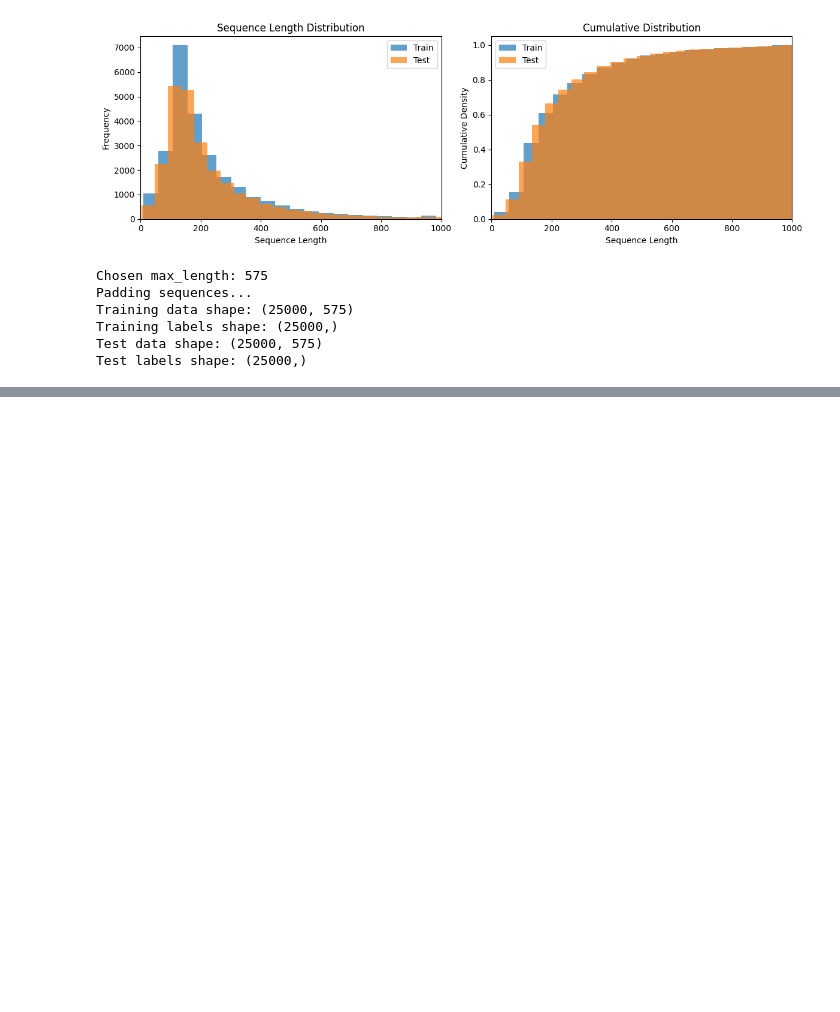
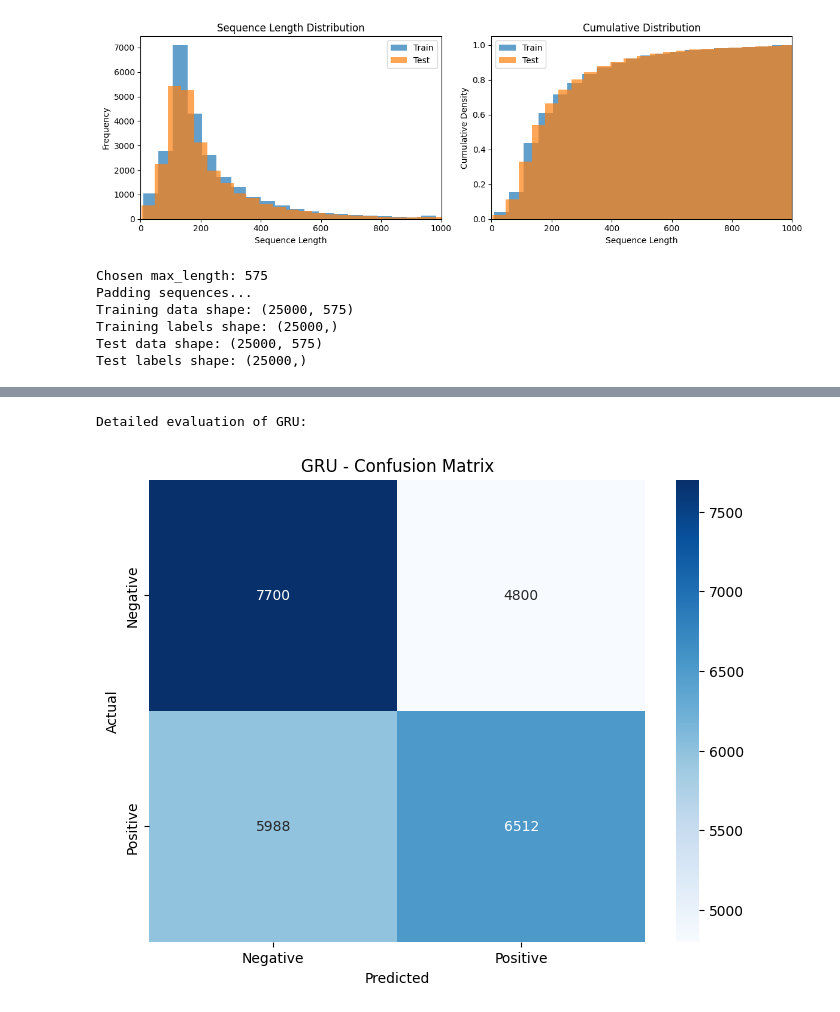
Before and after one commit to KATTA-00/CO542-Neural-Networks-Labs, a Jupyter notebook: lab06/E19129_lab06.ipynb, the cells around one changed output, grey strips where cells are left out. Cells and saved outputs as stored; diff of their text form; code cells hidden in the pictures; blank space fills up the shorter version.

```diff
--- a/lab06/E19129_lab06.ipynb
+++ b/lab06/E19129_lab06.ipynb
@@ -305,0 +633,70 @@ Test samples: 25000
+# %%
+# Detailed evaluation function
+def detailed_evaluation(model, test_loader, model_name):
+    model.eval()
+    all_predictions = []
+    all_targets = []
+    misclassified_examples = []
+
+    with torch.no_grad():
+        for batch_idx, (data, targets) in enumerate(test_loader):
+            data, targets = data.to(device), targets.to(device)
+            outputs = model(data)
+            _, predicted = torch.max(outputs, 1)
+
+            # Store predictions and targets
+            all_predictions.extend(predicted.cpu().numpy())
+            all_targets.extend(targets.cpu().numpy())
+
+            # Find misclassified examples (store first 10)
+            if len(misclassified_examples) < 10:
+                mask = predicted != targets
+                if mask.any():
+                    misclassified_indices = torch.where(mask)[0]
+                    for idx in misclassified_indices[:min(5, len(misclassified_indices))]:
+                        if len(misclassified_examples) < 10:
+                            global_idx = batch_idx * test_loader.batch_size + idx.item()
+                            misclassified_examples.append({
+                                'index': global_idx,
+                                'true_label': targets[idx].item(),
+                                'predicted_label': predicted[idx].item(),
+                                'text': ' '.join([idx_to_word.get(token.item(), '<UNK>')
+                                                for token in data[idx] if token.item() != 0])[:200]
+                            })
+
+    return all_predictions, all_targets, misclassified_examples
+
+# Evaluate best model (you can change this to evaluate any model)
+models = {'Vanilla RNN': vanilla_rnn, 'LSTM': lstm_model, 'GRU': gru_model}
+best_model = models[best_model_name]
+
+print(f"Detailed evaluation of {best_model_name}:")
+predictions, targets, misclassified = detailed_evaluation(best_model, test_loader, best_model_name)
+
+# Confusion Matrix
+cm = confusion_matrix(targets, predictions)
+plt.figure(figsize=(8, 6))
+sns.heatmap(cm, annot=True, fmt='d', cmap='Blues',
+           xticklabels=['Negative', 'Positive'],
+           yticklabels=['Negative', 'Positive'])
+plt.title(f'{best_model_name} - Confusion Matrix')
+plt.xlabel('Predicted')
+plt.ylabel('Actual')
+plt.show()
+
+# Classification Report
+print(f"\nClassification Report for {best_model_name}:")
+print(classification_report(targets, predictions, target_names=['Negative', 'Positive']))
+
+# Show misclassified examples
+print(f"\nMisclassified Examples from {best_model_name}:")
+print("="*100)
+for i, example in enumerate(misclassified[:5]):  # Show first 5
+    print(f"\nExample {i+1}:")
+    print(f"True Label: {'Positive' if example['true_label'] == 1 else 'Negative'}")
+    print(f"Predicted: {'Positive' if example['predicted_label'] == 1 else 'Negative'}")
+    print(f"Text: {example['text']}...")
+    print("-" * 80)
+# %% [output]
+Detailed evaluation of GRU:
+[figure, added]
```
Also changed, not shown: parts of 20 cells of this notebook.
